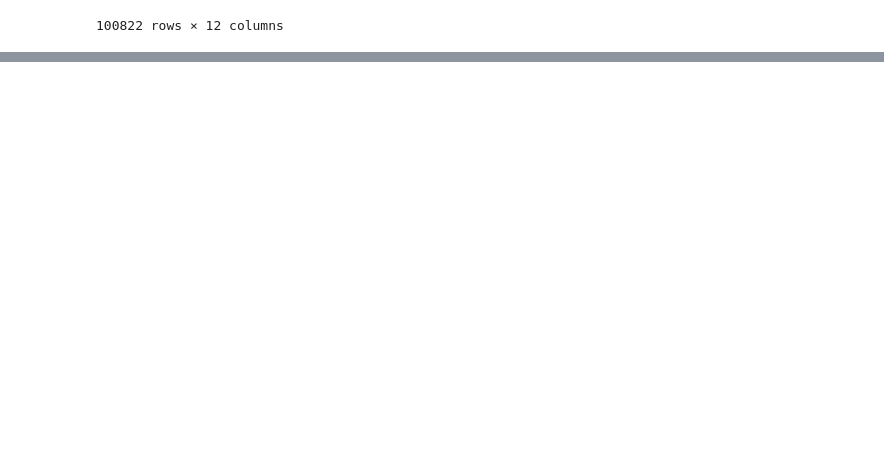
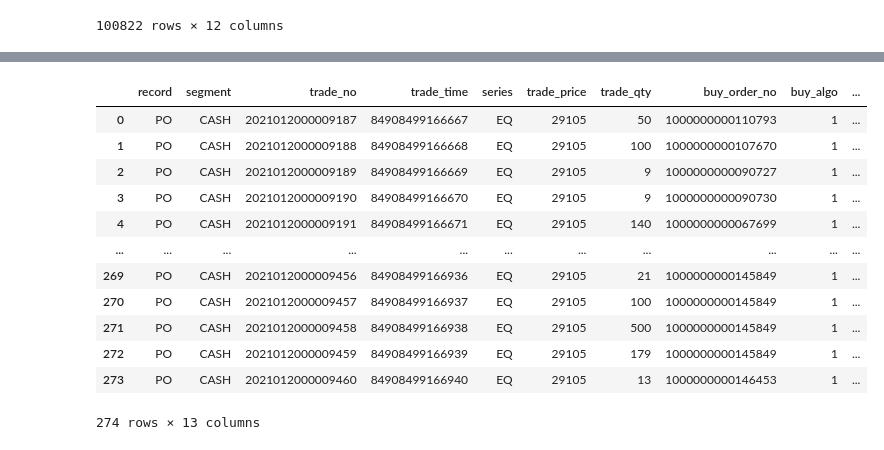
Before and after one commit to prakhar-chaurasiya/final_project_nism, a Jupyter notebook: ds.ipynb, the cells around one changed output, grey strips where cells are left out. Saved outputs shown, nothing was run; the diff lists cells and outputs as text; code cells hidden in the pictures; blank space fills up the shorter version.

```diff
--- a/ds.ipynb
+++ b/ds.ipynb
@@ -49,0 +31,5 @@ trade_df.get('sell')
+# %%
+jiffy = 65536
+ist = 330*60
+trade_df['time'] = trade_df['trade_time'].apply(lambda x: datetime.fromtimestamp(x/jiffy-ist).strftime('%Y-%m-%d %H:%M:%S'))
+trade_df
@@ -49,0 +50,16 @@ trade_df.get('sell')
+# %%
+trade_df[trade_df['time'].str.contains(' 09:07:')==True]
+# %% [output]
+|  | record | segment | trade_no | trade_time | series | trade_price | trade_qty | buy_order_no | buy_algo | ... |
+| 0 | PO | CASH | 2021012000009187 | 84908499166667 | EQ | 29105 | 50 | 1000000000110793 | 1 | ... |
+| 1 | PO | CASH | 2021012000009188 | 84908499166668 | EQ | 29105 | 100 | 1000000000107670 | 1 | ... |
+| 2 | PO | CASH | 2021012000009189 | 84908499166669 | EQ | 29105 | 9 | 1000000000090727 | 1 | ... |
+| 3 | PO | CASH | 2021012000009190 | 84908499166670 | EQ | 29105 | 9 | 1000000000090730 | 1 | ... |
+| 4 | PO | CASH | 2021012000009191 | 84908499166671 | EQ | 29105 | 140 | 1000000000067699 | 1 | ... |
+| ... | ... | ... | ... | ... | ... | ... | ... | ... | ... | ... |
+| 269 | PO | CASH | 2021012000009456 | 84908499166936 | EQ | 29105 | 21 | 1000000000145849 | 1 | ... |
+| 270 | PO | CASH | 2021012000009457 | 84908499166937 | EQ | 29105 | 100 | 1000000000145849 | 1 | ... |
+| 271 | PO | CASH | 2021012000009458 | 84908499166938 | EQ | 29105 | 500 | 1000000000145849 | 1 | ... |
+| 272 | PO | CASH | 2021012000009459 | 84908499166939 | EQ | 29105 | 179 | 1000000000145849 | 1 | ... |
+| 273 | PO | CASH | 2021012000009460 | 84908499166940 | EQ | 29105 | 13 | 1000000000146453 | 1 | ... |
+274 rows × 13 columns
```
Also changed, not shown: parts of 14 cells of this notebook.
